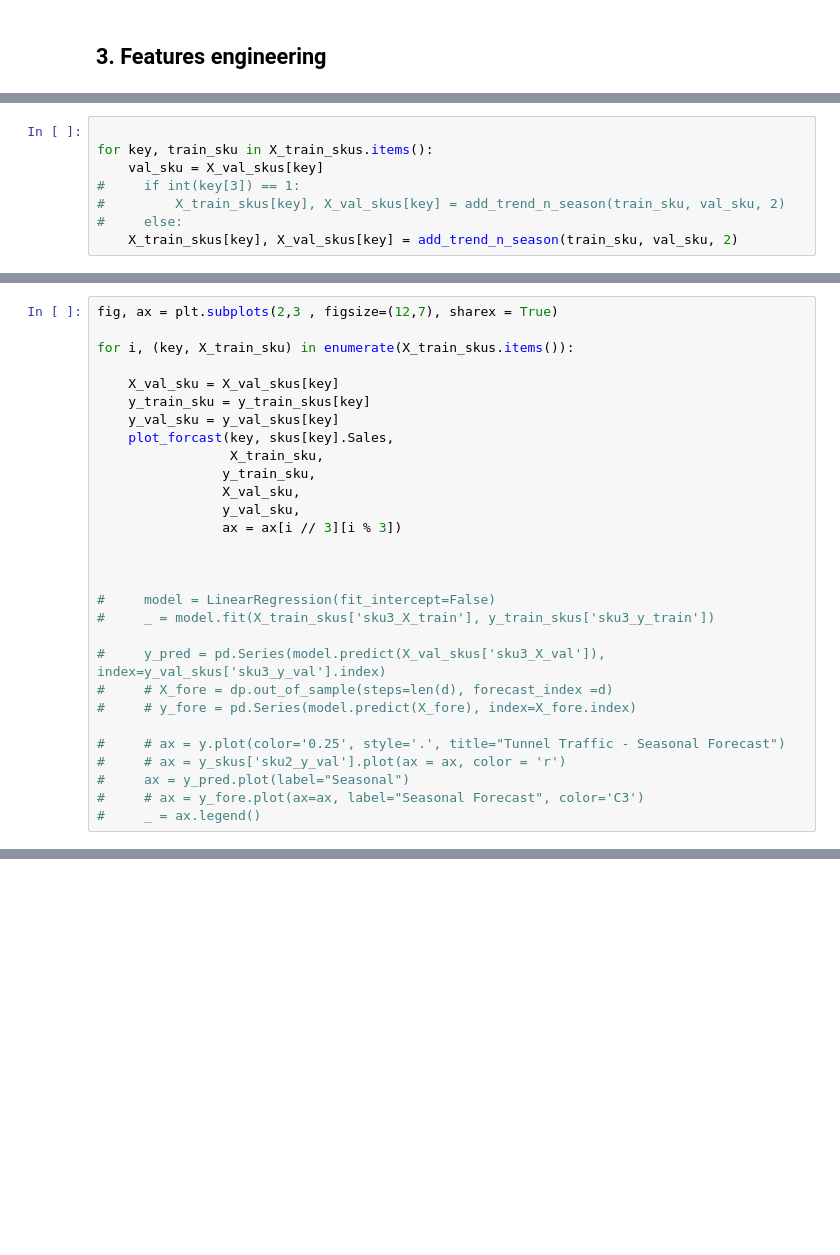
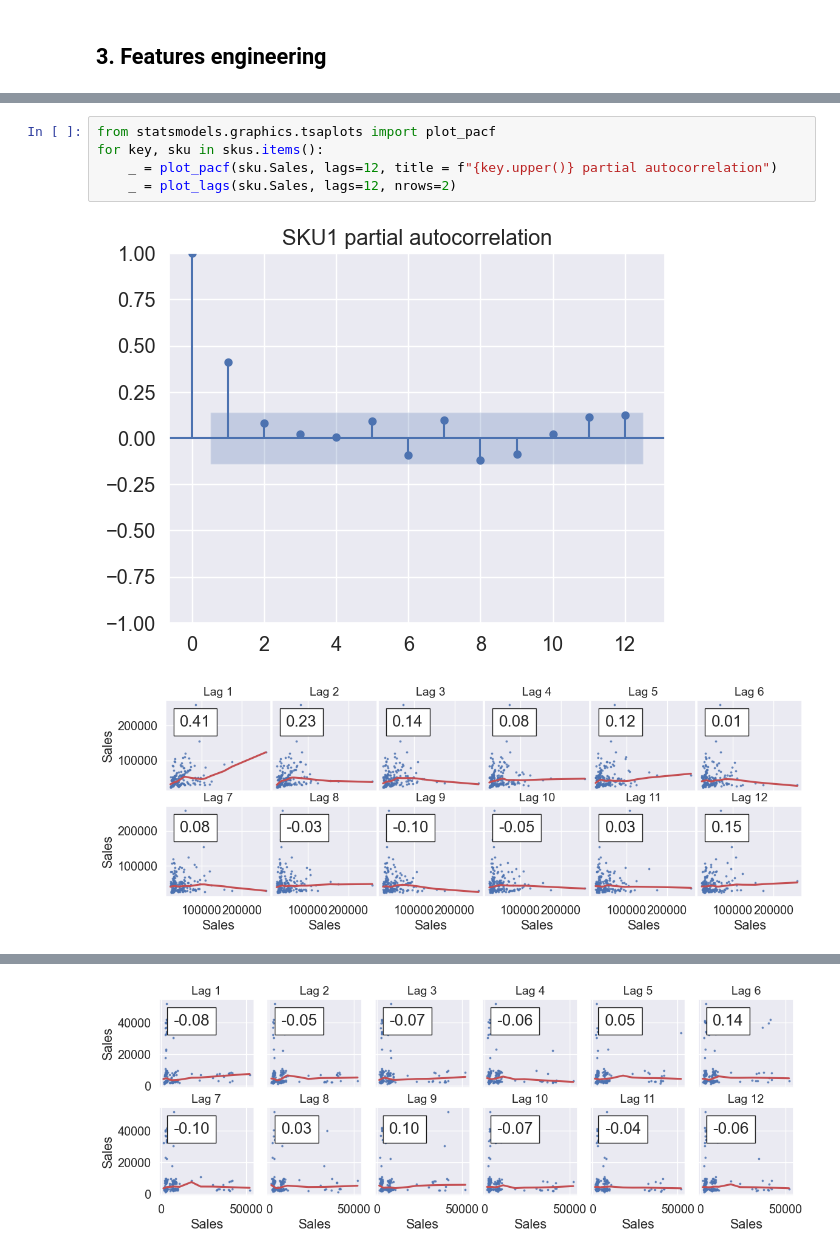
Before and after one commit to keithonpy/bev_retail_forecasting, a Jupyter notebook: retail_forecasting.ipynb, the cells around one changed output, grey strips where cells are left out. Cells and saved outputs as stored; diff of their text form; blank space fills up the shorter version.

Commit message:
update linear regression

```diff
--- a/retail_forecasting.ipynb
+++ b/retail_forecasting.ipynb
@@ -412,8 +356,0 @@ from 2.4, we observed that the order of the trend of SKU1-4 are quadratic and SK
-# %%
-
-for key, train_sku in X_train_skus.items():
-    val_sku = X_val_skus[key]
-#     if int(key[3]) == 1:
-#         X_train_skus[key], X_val_skus[key] = add_trend_n_season(train_sku, val_sku, 2)
-#     else:
-    X_train_skus[key], X_val_skus[key] = add_trend_n_season(train_sku, val_sku, 2)
@@ -441,29 +356,0 @@ def plot_forcast(key, y, X_train, y_train, X_val, y_val, ax=None):
-# %%
-fig, ax = plt.subplots(2,3 , figsize=(12,7), sharex = True)
-
-for i, (key, X_train_sku) in enumerate(X_train_skus.items()):
-
-    X_val_sku = X_val_skus[key]
-    y_train_sku = y_train_skus[key]
-    y_val_sku = y_val_skus[key]
-    plot_forcast(key, skus[key].Sales,
-                 X_train_sku,
-                y_train_sku,
-                X_val_sku,
-                y_val_sku,
-                ax = ax[i // 3][i % 3])
-
-
-
-#     model = LinearRegression(fit_intercept=False)
-#     _ = model.fit(X_train_skus['sku3_X_train'], y_train_skus['sku3_y_train'])
-
-#     y_pred = pd.Series(model.predict(X_val_skus['sku3_X_val']), index=y_val_skus['sku3_y_val'].index)
-#     # X_fore = dp.out_of_sample(steps=len(d), forecast_index =d)
-#     # y_fore = pd.Series(model.predict(X_fore), index=X_fore.index)
-
-#     # ax = y.plot(color='0.25', style='.', title="Tunnel Traffic - Seasonal Forecast")
-#     # ax = y_skus['sku2_y_val'].plot(ax = ax, color = 'r')
-#     ax = y_pred.plot(label="Seasonal")
-#     # ax = y_fore.plot(ax=ax, label="Seasonal Forecast", color='C3')
-#     _ = ax.legend()
@@ -536,0 +414,8 @@ _ = plot_pacf(sku4.Sales, lags=12)
+# %%
+from statsmodels.graphics.tsaplots import plot_pacf
+for key, sku in skus.items():
+    _ = plot_pacf(sku.Sales, lags=12, title = f"{key.upper()} partial autocorrelation")
+    _ = plot_lags(sku.Sales, lags=12, nrows=2)
+# %% [output]
+[figure, added]
+[figure, added]
@@ -536,0 +423 @@ _ = plot_pacf(sku4.Sales, lags=12)
+[figure, added]
```
Also changed, not shown: parts of 65 cells of this notebook.
